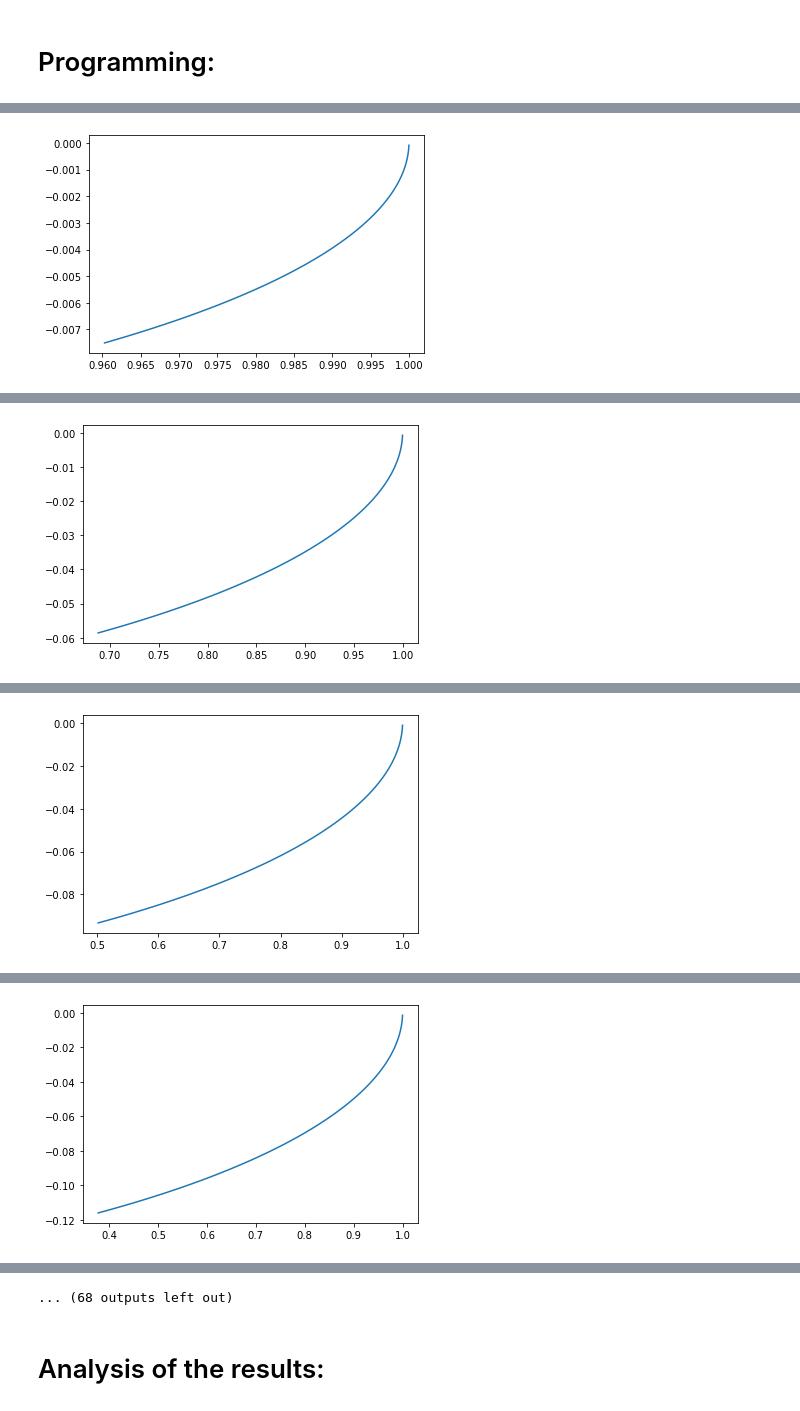
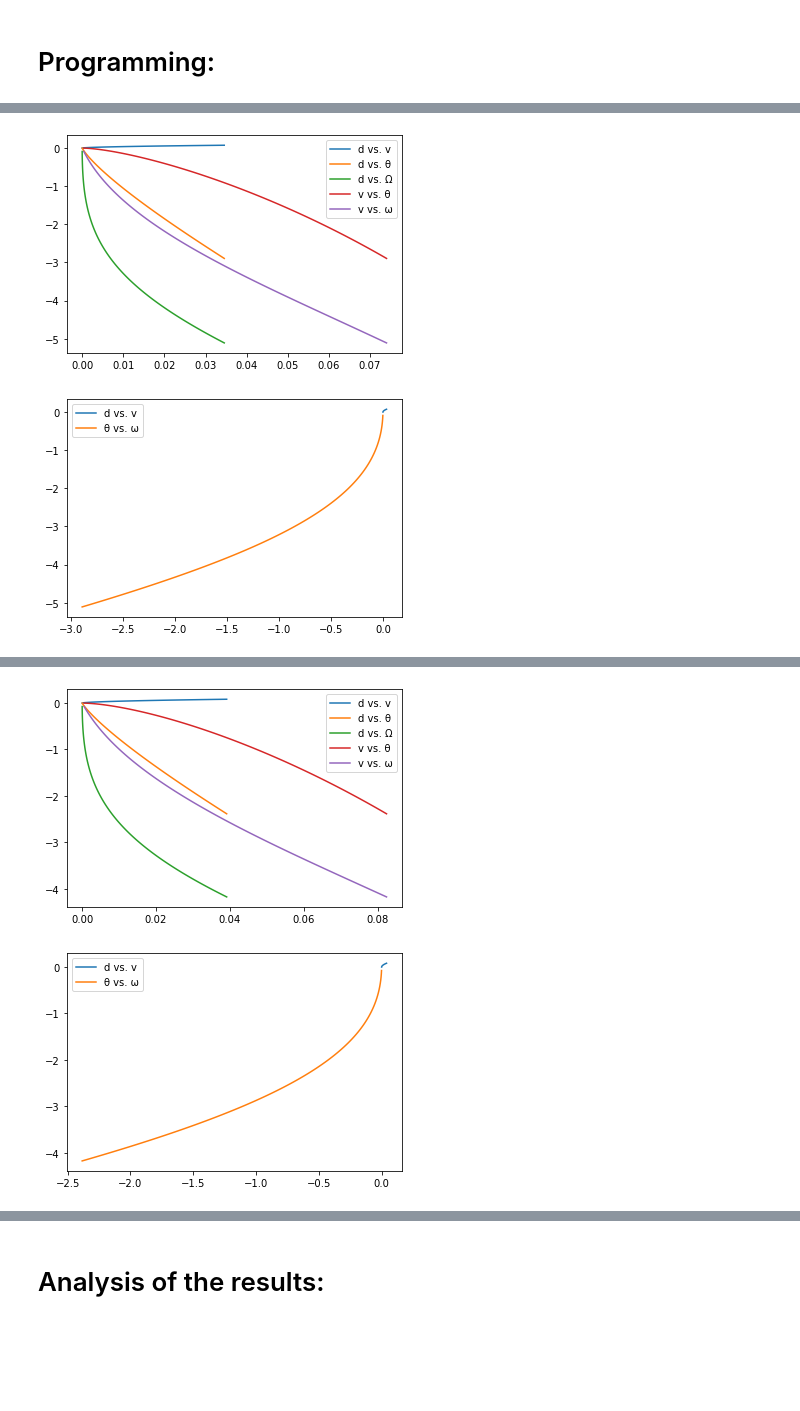
Before and after one commit to Aishwarya-Ledalla/MAE-598-AL, a Jupyter notebook: MAE 598 Project 1 aishwarya Ledalla..ipynb, the cells around one changed output, grey strips where cells are left out. Drawn from its saved outputs; the diff is of its cells as text; code cells hidden in the pictures; blank space fills up the shorter version.

Commit message:
Final Update
I chose to improve my state space.

```diff
--- a/MAE 598 Project 1 aishwarya Ledalla..ipynb
+++ b/MAE 598 Project 1 aishwarya Ledalla..ipynb
@@ -50,8 +73,9 @@ logger = logging.getLogger(__name__)
 # %%
 # environment parameters
 
-FRAME_TIME = 0.25  # time interval
-GRAVITY_ACCEL = 9.81  # gravity constant m/s^2
-BOOST_ACCEL = 0.18  # thrust constant m/s^2
+FRAME_TIME = 0.01;  # time interval
+GRAVITY_ACCEL = 0.12;  # gravity constant
+BOOST_ACCEL = 0.18;  # thrust constant
+ROTATION_ACCEL = 20;  # rotation constant
 # %%
 # define system dynamics
@@ -122,8 +146,7 @@ class Controller(nn.Module):
 # %%
 # the simulator that rolls out x(1), x(2), ..., x(T)
 # Note:
-# 0. Need to change "initialize_state" to optimize the controller over a distribution of initial states
-# 1. self.action_trajectory and self.state_trajectory stores the action and state trajectories along time
+# 0. self.action_trajectory and self.state_trajectory stores the action and state trajectories along time
 
 class Simulation(nn.Module):
 
@@ -148,20 +171,13 @@ class Simulation(nn.Module):
 
     @staticmethod
     def initialize_state():
-        state = [1., 0.]  # TODO: need batch of initial states
+        state = [0., 0., 0., 0.]  # TODO: need batch of initial states
         return t.tensor(state, requires_grad=False).float()
 
     def error(self, state):
-        return state[0]**2 + state[1]**2
+        return state[0]**2 + state[1]**2 + state[2]**2 + state[3]**2
 # %%
 # set up the optimizer
-# Note:
-# 0. LBFGS is a good choice if you don't have a large batch size (i.e., a lot of initial states to consider simultaneously)
-# 1. You can also try SGD and other momentum-based methods implemented in PyTorch
-# 2. You will need to customize "visualize"
-# 3. loss.backward is where the gradient is calculated (d_loss/d_variables)
-# 4. self.optimizer.step(closure) is where gradient descent is done
-
 class Optimize:
     def __init__(self, simulation):
         self.simulation = simulation
@@ -187,18 +203,24 @@ class Optimize:
         data = np.array([self.simulation.state_trajectory[i].detach().numpy() for i in range(self.simulation.T)])
         x = data[:, 0]
         y = data[:, 1]
-        plt.plot(x, y)
+        z = data[:, 2]
+        w = data[:, 3]
+        plt.plot(x, y, x, z, x, w, y, z, y, w)
+        plt.legend(['d vs. v','d vs. \u03B8','d vs. \u03A9','v vs. \u03B8','v vs. \u03C9'])
         plt.show()
+        plt.plot(x, y, z, w)
+        plt.legend(['d vs. v','\u03B8 vs. \u03C9'])
+        plt.show()
 # %%
-# Now it's time to run the code!
+# Optimize Rocket Landing
 
 T = 100  # number of time steps
-dim_input = 2  # state space dimensions
-dim_hidden = 6  # latent dimensions
-dim_output = 1  # action space dimensions
+dim_input = 4  # state space dimensions
+dim_hidden = 5  # latent dimensions
+dim_output = 1  # action space dimensions (there are 2 {acceleration and angular acceleration} but both use the same neural net)
 d = Dynamics()  # define dynamics
 c = Controller(dim_input, dim_hidden, dim_output)  # define controller
 s = Simulation(c, d, T)  # define simulation
 o = Optimize(s)  # define optimizer
-o.train(40)  # solve the optimization problem
+o.train(35)  # solve the optimization problem
 # %% [output]
@@ -206 +228,2 @@ o.train(40)  # solve the optimization problem
-[figure, old version]
+[figure, new version]
+[figure, new version]
@@ -208 +231,2 @@ o.train(40)  # solve the optimization problem
-[figure, old version]
+[figure, new version]
+[figure, new version]
@@ -210 +233,0 @@ o.train(40)  # solve the optimization problem
-[figure, old version]
@@ -212 +236,0 @@ o.train(40)  # solve the optimization problem
-[figure, old version]
@@ -217,3 +240,2 @@ o.train(40)  # solve the optimization problem
-... (68 outputs left out)
 # %% [markdown]
 # Analysis of the results:
```
Also changed, not shown: parts of 6 cells of this notebook.
